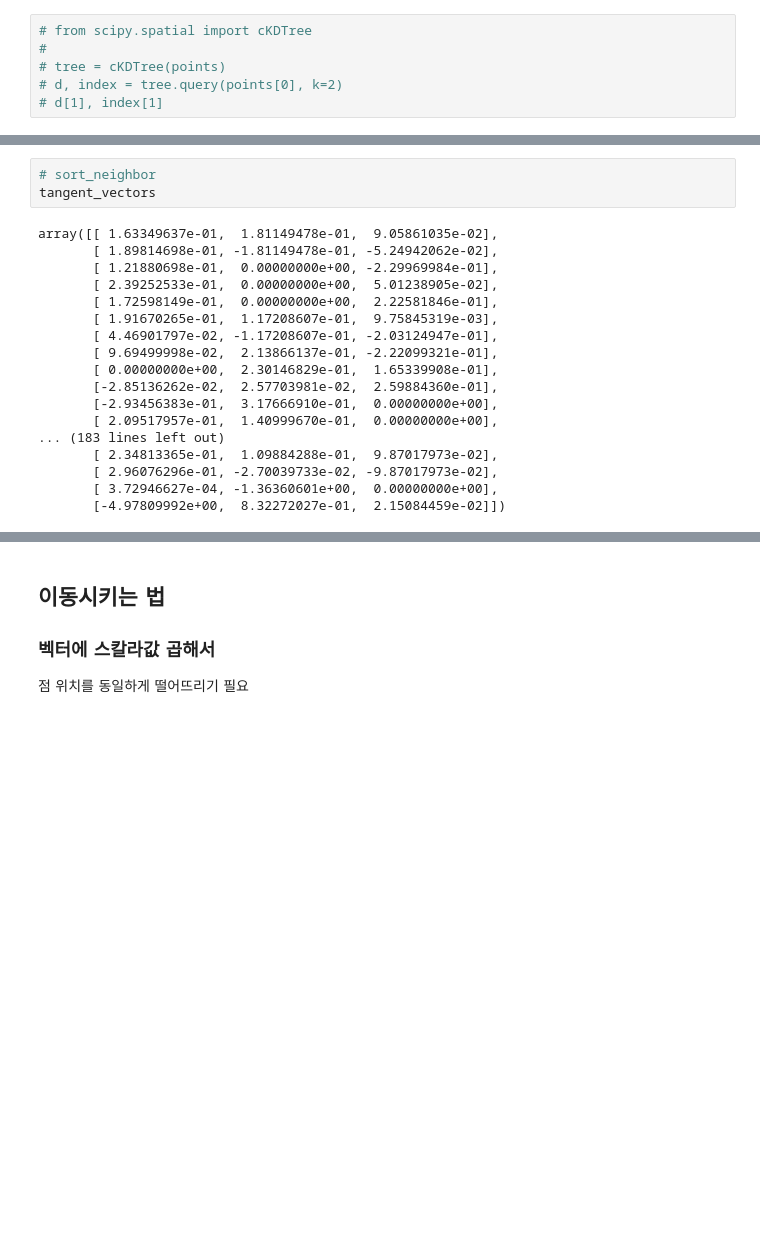
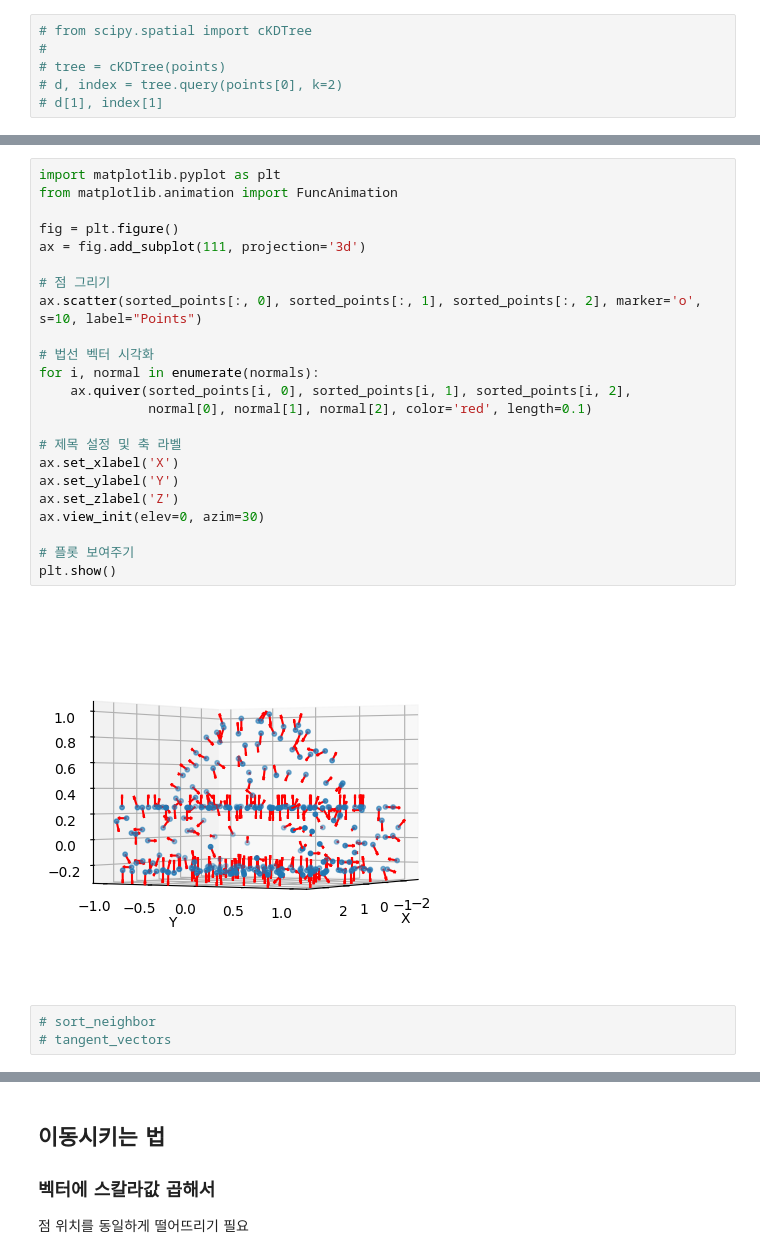
Before and after one commit to vinca0224/3D, a Jupyter notebook: trimesh.ipynb, the cells around one changed output, grey strips where cells are left out. Drawn from its saved outputs; the diff is of its cells as text; blank space fills up the shorter version.

```diff
--- a/trimesh.ipynb
+++ b/trimesh.ipynb
@@ -224,24 +264,31 @@ tangent_vectors = np.diff(sorted_points, axis=0)
+# %%
+import matplotlib.pyplot as plt
+from matplotlib.animation import FuncAnimation
+
+fig = plt.figure()
+ax = fig.add_subplot(111, projection='3d')
+
+# 점 그리기
+ax.scatter(sorted_points[:, 0], sorted_points[:, 1], sorted_points[:, 2], marker='o', s=10, label="Points")
+
+# 법선 벡터 시각화
+for i, normal in enumerate(normals):
+    ax.quiver(sorted_points[i, 0], sorted_points[i, 1], sorted_points[i, 2],
+              normal[0], normal[1], normal[2], color='red', length=0.1)
+
+# 제목 설정 및 축 라벨
+ax.set_xlabel('X')
+ax.set_ylabel('Y')
+ax.set_zlabel('Z')
+ax.view_init(elev=0, azim=30)
+
+# 플롯 보여주기
+plt.show()
+# %% [output]
+[figure, added]
 # %%
 # sort_neighbor
-tangent_vectors
+# tangent_vectors
-# %% [output]
-array([[ 1.63349637e-01,  1.81149478e-01,  9.05861035e-02],
-       [ 1.89814698e-01, -1.81149478e-01, -5.24942062e-02],
-       [ 1.21880698e-01,  0.00000000e+00, -2.29969984e-01],
-       [ 2.39252533e-01,  0.00000000e+00,  5.01238905e-02],
-       [ 1.72598149e-01,  0.00000000e+00,  2.22581846e-01],
-       [ 1.91670265e-01,  1.17208607e-01,  9.75845319e-03],
-       [ 4.46901797e-02, -1.17208607e-01, -2.03124947e-01],
-       [ 9.69499998e-02,  2.13866137e-01, -2.22099321e-01],
-       [ 0.00000000e+00,  2.30146829e-01,  1.65339908e-01],
-       [-2.85136262e-02,  2.57703981e-02,  2.59884360e-01],
-       [-2.93456383e-01,  3.17666910e-01,  0.00000000e+00],
-       [ 2.09517957e-01,  1.40999670e-01,  0.00000000e+00],
-... (183 lines left out)
-       [ 2.34813365e-01,  1.09884288e-01,  9.87017973e-02],
-       [ 2.96076296e-01, -2.70039733e-02, -9.87017973e-02],
-       [ 3.72946627e-04, -1.36360601e+00,  0.00000000e+00],
-       [-4.97809992e+00,  8.32272027e-01,  2.15084459e-02]])
 # %%
 import matplotlib.pyplot as plt
 from matplotlib.animation import FuncAnimation
```
Also changed, not shown: parts of 24 cells of this notebook, 6 other files.
